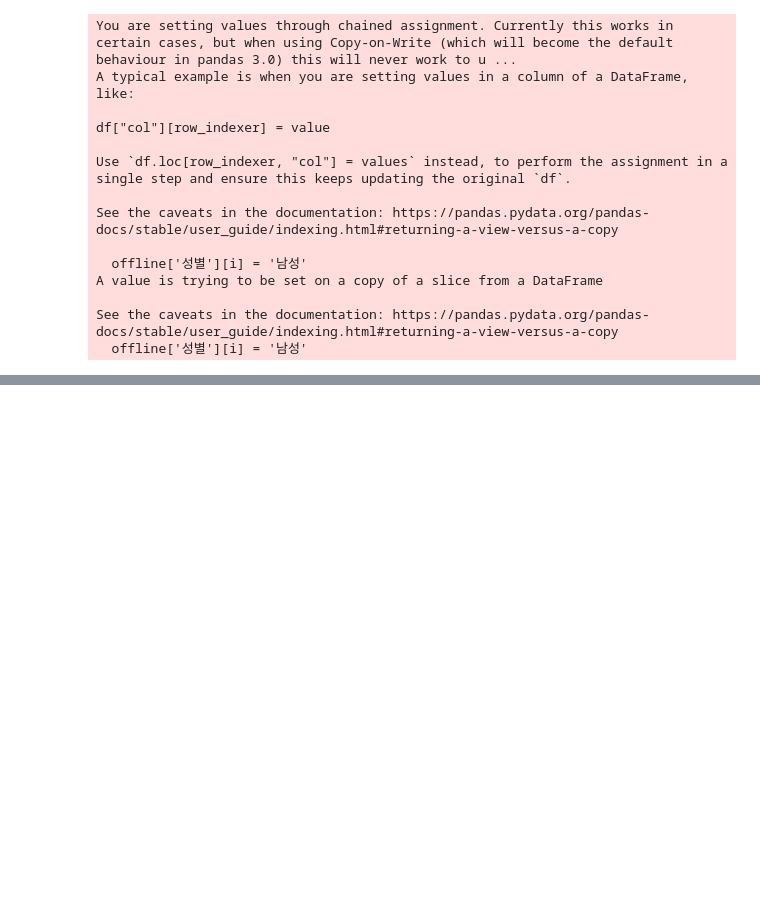
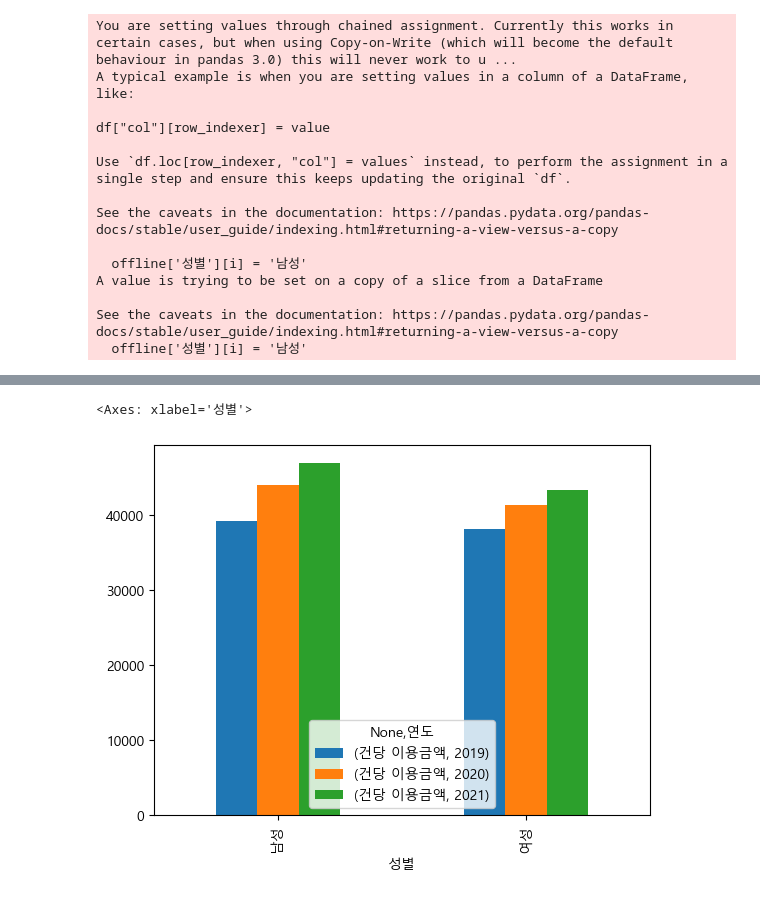
Before and after one commit to do-po/test_1, a Jupyter notebook: Python/24_03_26/card.ipynb, the cells around one changed output, grey strips where cells are left out. Cells and saved outputs as stored; diff of their text form; code cells hidden in the pictures; blank space fills up the shorter version.

```diff
--- a/Python/24_03_26/card.ipynb
+++ b/Python/24_03_26/card.ipynb
@@ -113,0 +137,5 @@ offline.pivot_table( # 생성된 파생 변수를 이용해 pivot_table()을 사
+# %%
+group_data.unstack().plot(kind = 'bar') # index에 있는 값들을 column으로 바꿔주는 .unstack()
+# %% [output]
+<Axes: xlabel='성별'>
+[figure, added]
```
Also changed, not shown: parts of 16 cells of this notebook.
